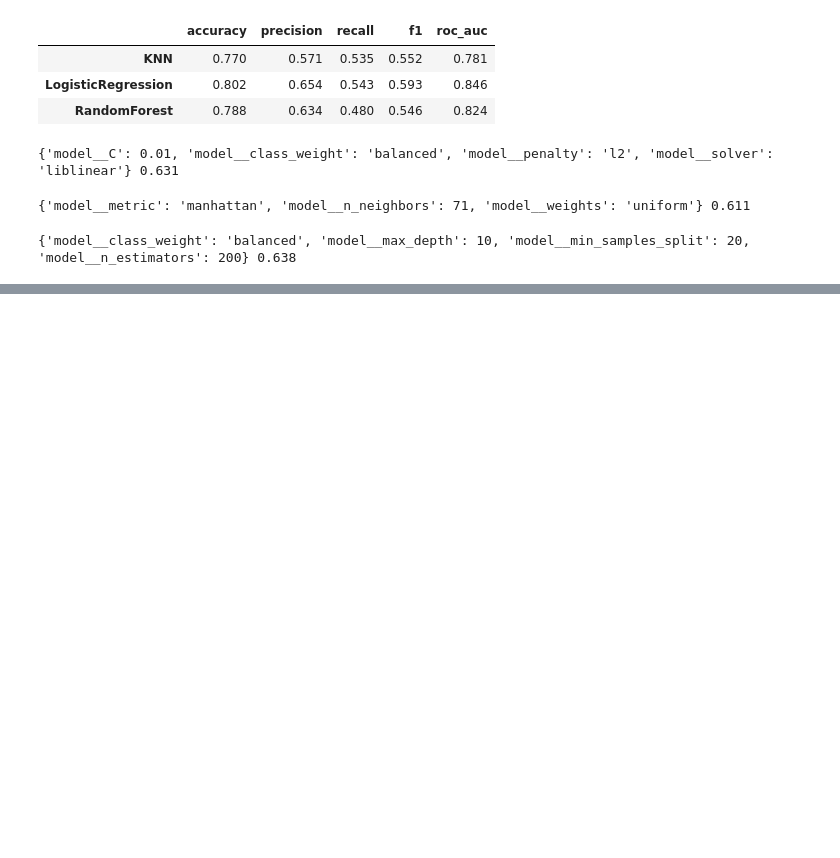
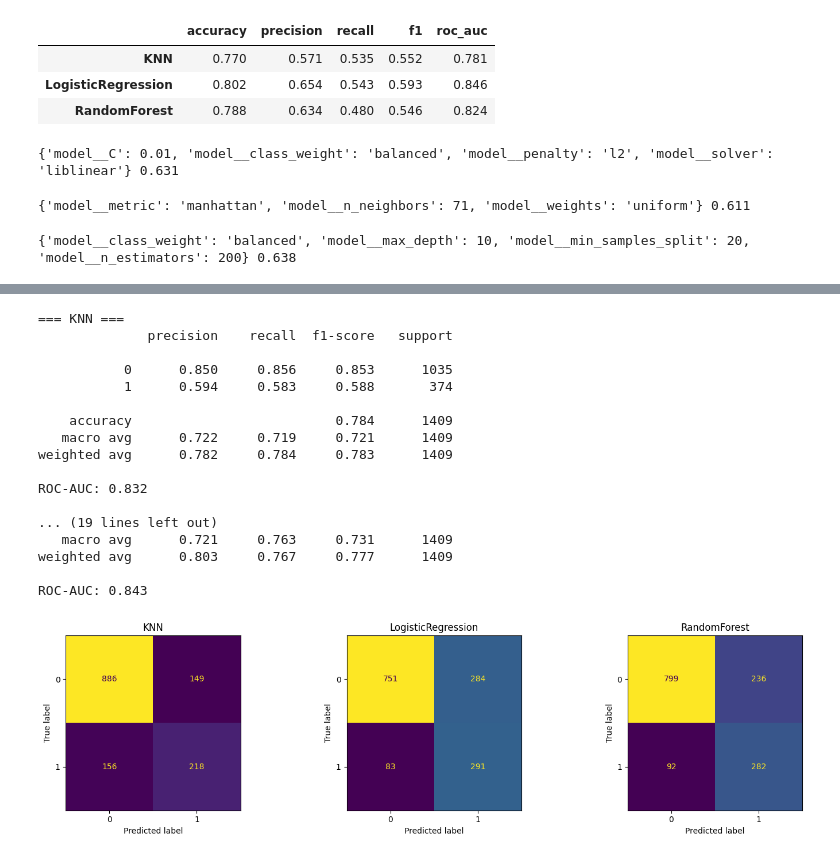
Before and after one commit to vihangasathsara-75/cm2604-cw-telco-churn-prediction, a Jupyter notebook: notebooks/03_modelling.ipynb, the cells around one changed output, grey strips where cells are left out. Cells and saved outputs as stored; diff of their text form; code cells hidden in the pictures; blank space fills up the shorter version.

Commit message:
Added tuned vs baseline comparison and test set evaluation

```diff
--- a/notebooks/03_modelling.ipynb
+++ b/notebooks/03_modelling.ipynb
@@ -137,3 +137,14 @@ rf_grid.fit(X_train, y_train)
 print(rf_grid.best_params_, round(rf_grid.best_score_, 3))
 # %% [output]
 {'model__class_weight': 'balanced', 'model__max_depth': 10, 'model__min_samples_split': 20, 'model__n_estimators': 200} 0.638
+# %%
+tuned = {"KNN": knn_grid, "LogisticRegression": lr_grid, "RandomForest": rf_grid}
+
+tuned_scores = {}
+for name, grid in tuned.items():
+    scores = cross_validate(grid.best_estimator_, X_train, y_train, cv=cv, scoring=scoring)
+    tuned_scores[name] = {m: scores[f"test_{m}"].mean() for m in scoring}
+
+tuned_df = pd.DataFrame(tuned_scores).T.round(3)
+comparison = pd.concat({"Baseline": baseline_df, "Tuned": tuned_df}, axis=1)
+comparison
@@ -139,0 +157,35 @@ print(rf_grid.best_params_, round(rf_grid.best_score_, 3))
+# %%
+from sklearn.metrics import classification_report, roc_auc_score, ConfusionMatrixDisplay
+import matplotlib.pyplot as plt
+
+fig, axes = plt.subplots(1, 3, figsize=(15, 4))
+for ax, (name, grid) in zip(axes, tuned.items()):
+    model = grid.best_estimator_
+    y_pred = model.predict(X_test)
+    y_prob = model.predict_proba(X_test)[:, 1]
+    print(f"=== {name} ===")
+    print(classification_report(y_test, y_pred, digits=3))
+    print("ROC-AUC:", round(roc_auc_score(y_test, y_prob), 3), "\n")
+    ConfusionMatrixDisplay.from_predictions(y_test, y_pred, ax=ax, colorbar=False)
+    ax.set_title(name)
+plt.tight_layout()
+plt.show()
+# %% [output]
+=== KNN ===
+              precision    recall  f1-score   support
+
+           0      0.850     0.856     0.853      1035
+           1      0.594     0.583     0.588       374
+
+    accuracy                          0.784      1409
+   macro avg      0.722     0.719     0.721      1409
+weighted avg      0.782     0.784     0.783      1409
+
+ROC-AUC: 0.832
+
+... (19 lines left out)
+   macro avg      0.721     0.763     0.731      1409
+weighted avg      0.803     0.767     0.777      1409
+
+ROC-AUC: 0.843
+[figure, added]
```
Also changed, not shown: parts of 1 cell of this notebook.
